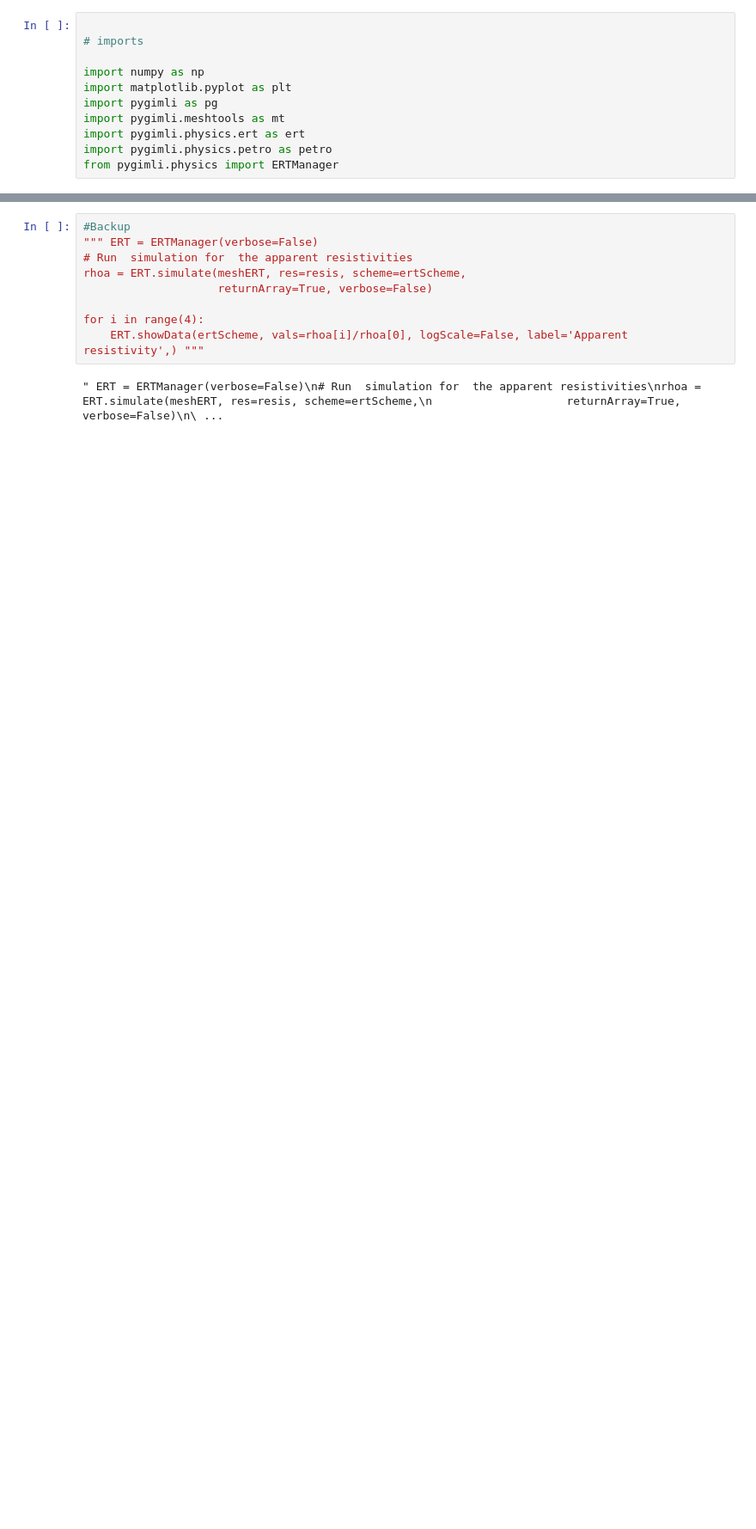
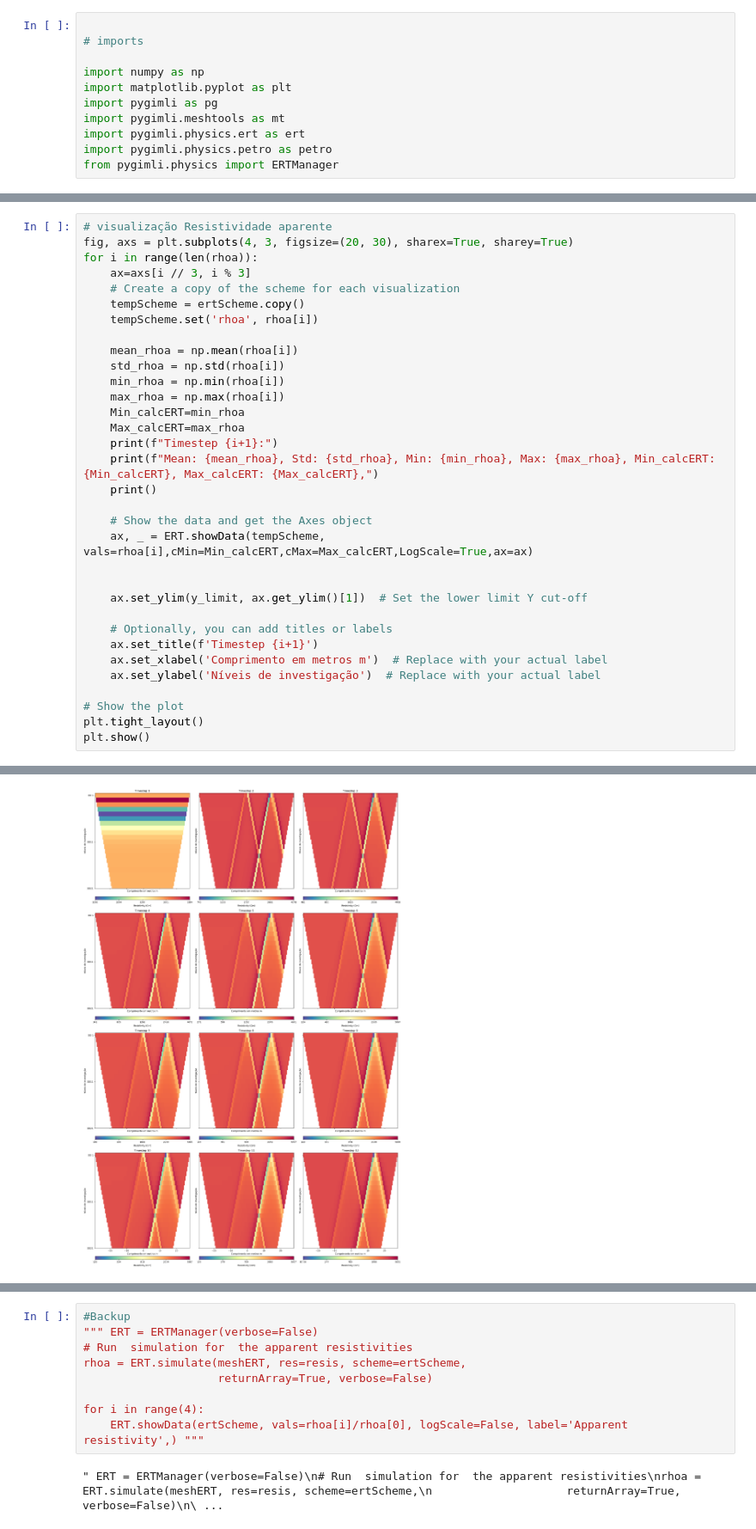
Before and after one commit to guiguilhermegui/TF, a Jupyter notebook: modelo_tf.ipynb, the cells around one changed output, grey strips where cells are left out. Shown at 86% size. Cells and saved outputs as stored; diff of their text form; blank space fills up the shorter version.

```diff
--- a/modelo_tf.ipynb
+++ b/modelo_tf.ipynb
@@ -606,0 +466,34 @@ Mean: 2658.0085340242013, Std: 1249.7307480676382, Min: 7.0074012243223835, Max:
+# %%
+# visualização Resistividade aparente
+fig, axs = plt.subplots(4, 3, figsize=(20, 30), sharex=True, sharey=True)
+for i in range(len(rhoa)):
+    ax=axs[i // 3, i % 3]
+    # Create a copy of the scheme for each visualization
+    tempScheme = ertScheme.copy()
+    tempScheme.set('rhoa', rhoa[i])
+
+    mean_rhoa = np.mean(rhoa[i])
+    std_rhoa = np.std(rhoa[i])
+    min_rhoa = np.min(rhoa[i])
+    max_rhoa = np.max(rhoa[i])
+    Min_calcERT=min_rhoa
+    Max_calcERT=max_rhoa
+    print(f"Timestep {i+1}:")
+    print(f"Mean: {mean_rhoa}, Std: {std_rhoa}, Min: {min_rhoa}, Max: {max_rhoa}, Min_calcERT: {Min_calcERT}, Max_calcERT: {Max_calcERT},")
+    print()
+
+    # Show the data and get the Axes object
+    ax, _ = ERT.showData(tempScheme, vals=rhoa[i],cMin=Min_calcERT,cMax=Max_calcERT,LogScale=True,ax=ax)
+
+
+    ax.set_ylim(y_limit, ax.get_ylim()[1])  # Set the lower limit Y cut-off
+
+    # Optionally, you can add titles or labels
+    ax.set_title(f'Timestep {i+1}')
+    ax.set_xlabel('Comprimento em metros m')  # Replace with your actual label
+    ax.set_ylabel('Níveis de investigação')  # Replace with your actual label
+
+# Show the plot
+plt.tight_layout()
+plt.show()
+# %% [output]
@@ -606,0 +517 @@ Mean: 2658.0085340242013, Std: 1249.7307480676382, Min: 7.0074012243223835, Max:
+[figure, added]
```
Also changed, not shown: parts of 51 cells of this notebook, 1 other file.
